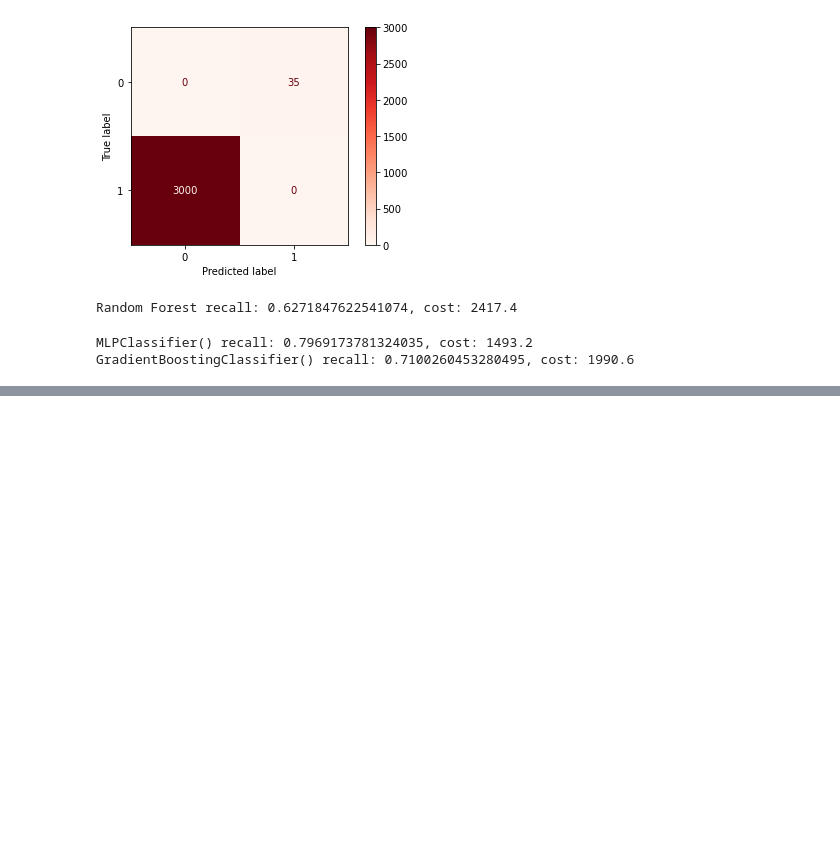
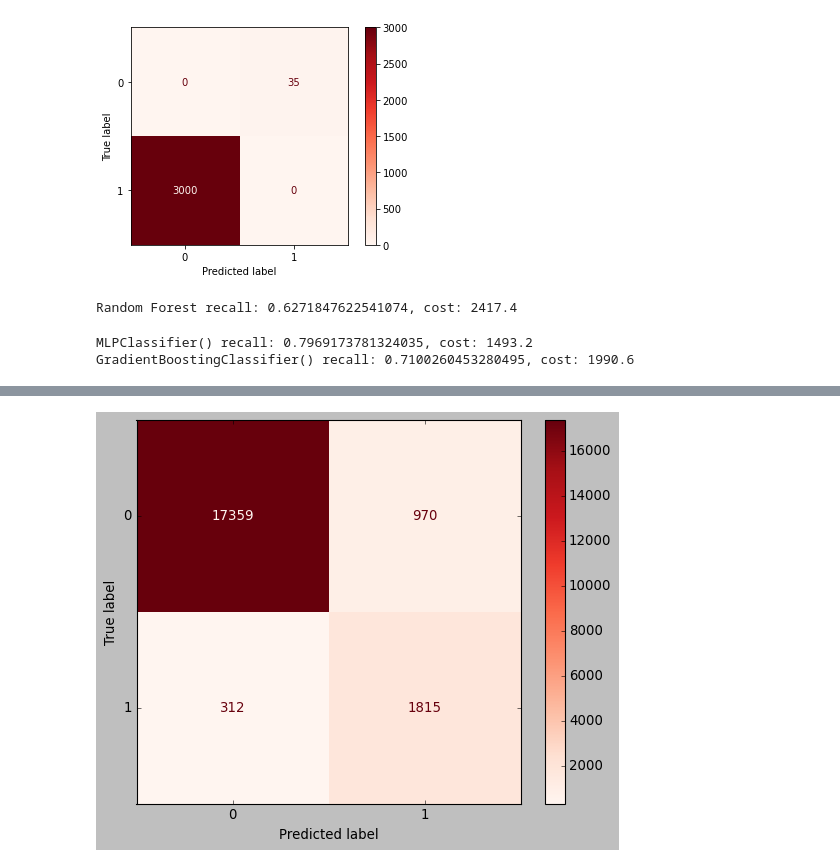
Before and after one commit to WhyVee/food_insecurity, a Jupyter notebook: notebooks/model_nb.ipynb, the cells around one changed output, grey strips where cells are left out. Drawn from its saved outputs; the diff is of its cells as text; code cells hidden in the pictures; blank space fills up the shorter version.

```diff
--- a/notebooks/model_nb.ipynb
+++ b/notebooks/model_nb.ipynb
@@ -209,0 +251,6 @@ for thres in thesholds:
+# %%
+plt.style.use('classic')
+final_disp.plot(cmap='Reds')
+plt.savefig('../img/final_conf.png');
+# %% [output]
+[figure, added]
```
Also changed, not shown: parts of 10 cells of this notebook, 3 other files.
